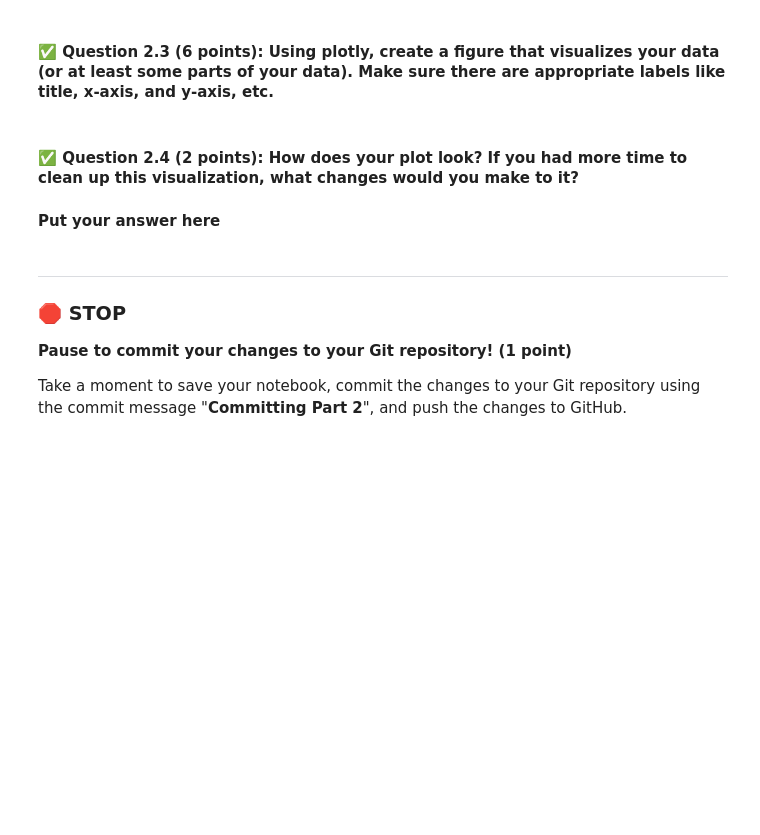
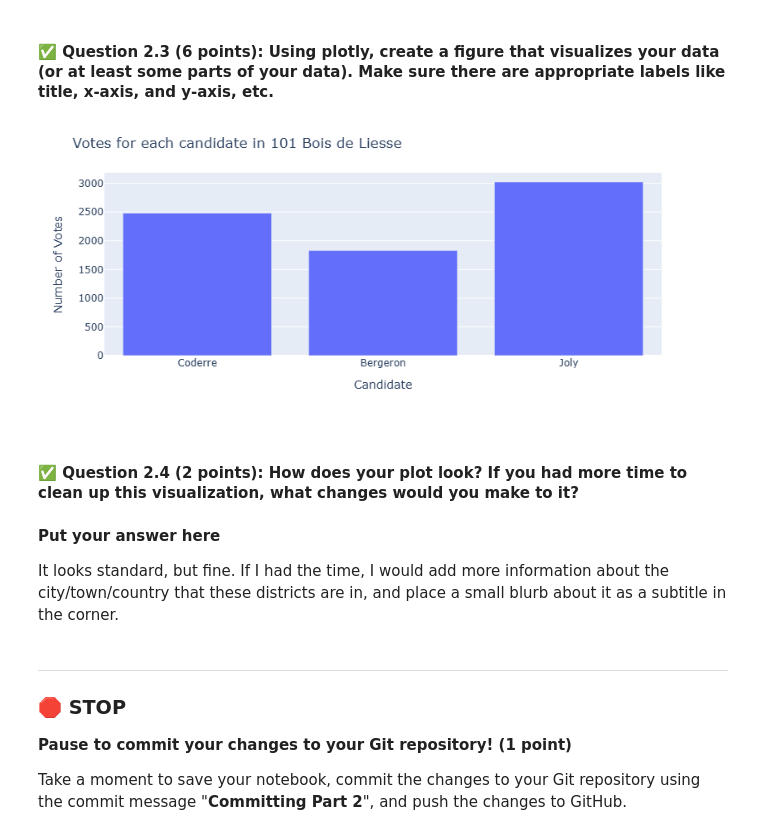
Before and after one commit to jackcienkus/CMSE202-s25-turnin, a Jupyter notebook: CMSE202-Midterm-Section001-STUDENT.ipynb, the cells around one changed output. Saved outputs shown, nothing was run; the diff lists cells and outputs as text; code cells hidden in the pictures; blank space fills up the shorter version.

```diff
--- a/CMSE202-Midterm-Section001-STUDENT.ipynb
+++ b/CMSE202-Midterm-Section001-STUDENT.ipynb
@@ -205,3 +220,7 @@ Let's install and use the plotly package
 &#9989; **Question 2.2 (2 points)**: Load in any dataset of your choice from [here]( https://plotly.com/python-api-reference/generated/plotly.data.html ). Assign this data as the variable "my_plotly_data" and then display this data.
 # %%
 # Put your code here
+import plotly
+
+my_plotly_data = plotly.data.election()
+my_plotly_data.head()
@@ -209,10 +235,24 @@ Let's install and use the plotly package
 #### &#9989; **Question 2.3 (6 points)**: Using plotly, create a figure that visualizes your data (or at least some parts of your data). Make sure there are appropriate labels like title, x-axis, and y-axis, etc.
 # %%
 # Put your code here
+import plotly.express as px
+
+coderre_votes = my_plotly_data.iloc[:,1]
+bergeron_votes = my_plotly_data.iloc[:,2]
+joly_votes = my_plotly_data.iloc[:,3]
+district = my_plotly_data.iloc[:,0]
+fig = px.bar(x=["Coderre", "Bergeron", "Joly"], y=[coderre_votes[0], bergeron_votes[0], joly_votes[0]])
+fig.update_layout(title=f"Votes for each candidate in {district[0].replace('-', ' ')}")
+fig.update_xaxes(title_text="Candidate")
+fig.update_yaxes(title_text="Number of Votes")
+# %% [output]
+[figure, added]
 # %% [markdown]
 #### &#9989; **Question 2.4 (2 points)**: How does your plot look? If you had more time to clean up this visualization, what changes would you make to it?
 # %% [markdown]
 **Put your answer here**
+
+It looks standard, but fine. If I had the time, I would add more information about the city/town/country that these districts are in, and place a small blurb about it as a subtitle in the corner.
 # %% [markdown]
 ---
 ### &#128721; STOP
```
Also changed, not shown: parts of 8 cells of this notebook.
